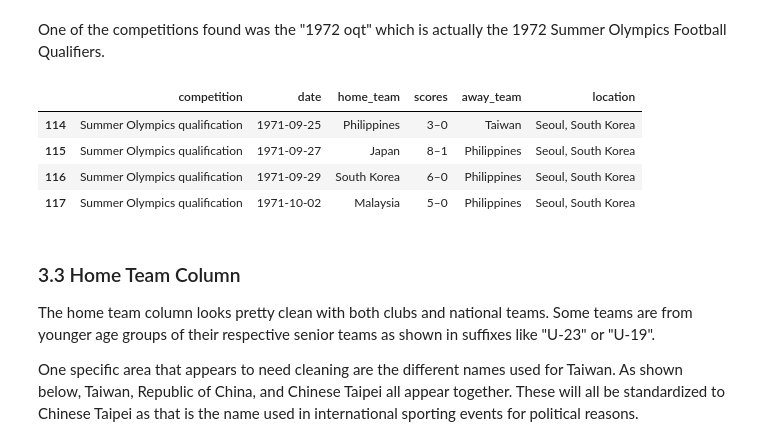
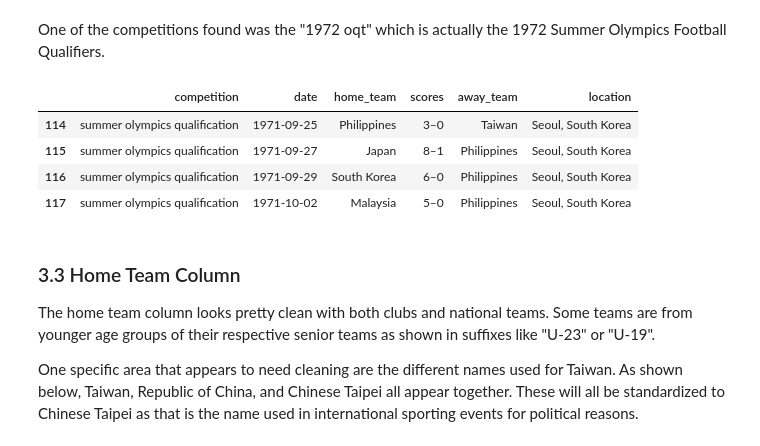
Before and after one commit to CalebSonoy/philippine-azkals, a Jupyter notebook: ph_football_analysis.ipynb, the cells around one changed output. Cells and saved outputs as stored; diff of their text form; code cells hidden in the pictures.

```diff
--- a/ph_football_analysis.ipynb
+++ b/ph_football_analysis.ipynb
@@ -314,11 +315,11 @@ list(df_azkals["competition"].unique())
 # %%
 # rows with OQT were under the 1972 Summer Olympics football qualification
 summer_olympics_1972 = df_azkals["competition"].str.contains("oqt")
-df_azkals.loc[summer_olympics_1972, "competition"] = "Summer Olympics qualification"
+df_azkals.loc[summer_olympics_1972, "competition"] = "summer olympics qualification"
 df_azkals[summer_olympics_1972]
 # %% [output]
 |  | competition | date | home_team | scores | away_team | location |
-| 114 | Summer Olympics qualification | 1971-09-25 | Philippines | 3–0 | Taiwan | Seoul, South Korea |
-| 115 | Summer Olympics qualification | 1971-09-27 | Japan | 8–1 | Philippines | Seoul, South Korea |
-| 116 | Summer Olympics qualification | 1971-09-29 | South Korea | 6–0 | Philippines | Seoul, South Korea |
-| 117 | Summer Olympics qualification | 1971-10-02 | Malaysia | 5–0 | Philippines | Seoul, South Korea |
+| 114 | summer olympics qualification | 1971-09-25 | Philippines | 3–0 | Taiwan | Seoul, South Korea |
+| 115 | summer olympics qualification | 1971-09-27 | Japan | 8–1 | Philippines | Seoul, South Korea |
+| 116 | summer olympics qualification | 1971-09-29 | South Korea | 6–0 | Philippines | Seoul, South Korea |
+| 117 | summer olympics qualification | 1971-10-02 | Malaysia | 5–0 | Philippines | Seoul, South Korea |
```
Also changed, not shown: parts of 45 cells of this notebook.
